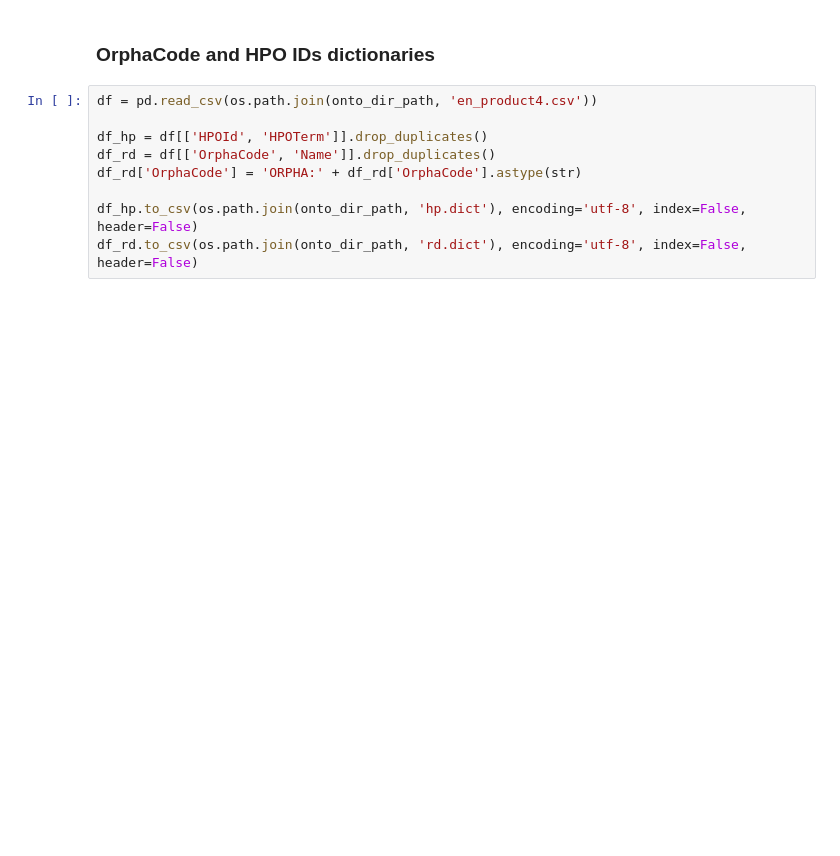
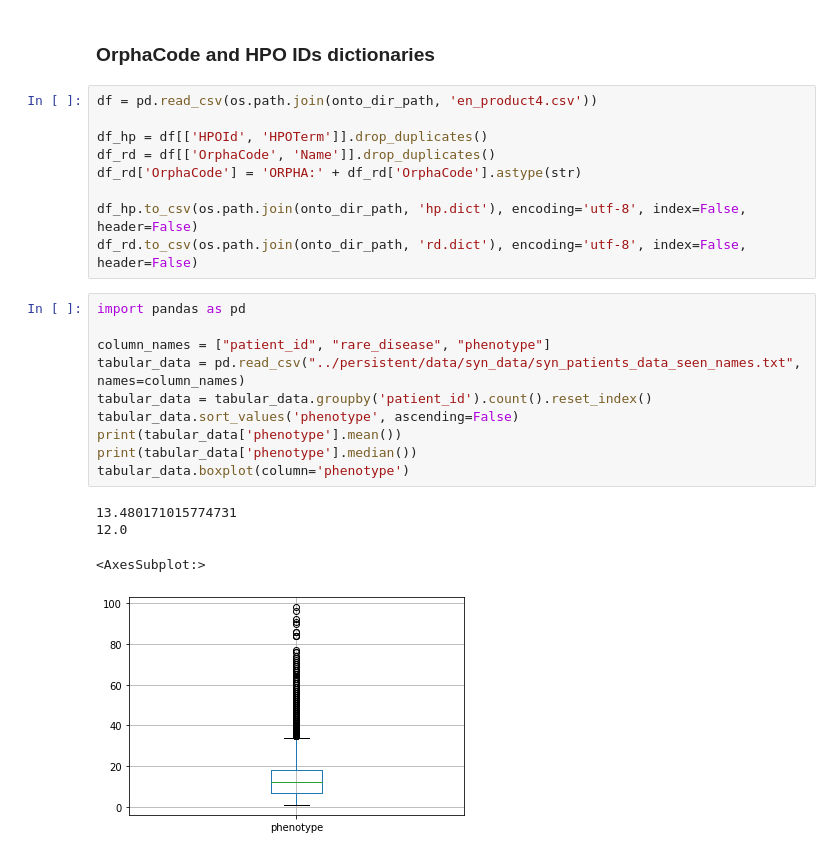
Before and after one commit to MaastrichtU-IDS/onto_cgans, a Jupyter notebook: data.ipynb, the cells around one changed output. Saved outputs shown, nothing was run; the diff lists cells and outputs as text; blank space fills up the shorter version.

```diff
--- a/data.ipynb
+++ b/data.ipynb
@@ -487,3 +479,18 @@ df_rd['OrphaCode'] = 'ORPHA:' + df_rd['OrphaCode'].astype(str)
 
 df_hp.to_csv(os.path.join(onto_dir_path, 'hp.dict'), encoding='utf-8', index=False, header=False)
 df_rd.to_csv(os.path.join(onto_dir_path, 'rd.dict'), encoding='utf-8', index=False, header=False)
+# %%
+import pandas as pd
+
+column_names = ["patient_id", "rare_disease", "phenotype"]
+tabular_data = pd.read_csv("../persistent/data/syn_data/syn_patients_data_seen_names.txt", names=column_names)
+tabular_data = tabular_data.groupby('patient_id').count().reset_index()
+tabular_data.sort_values('phenotype', ascending=False)
+print(tabular_data['phenotype'].mean())
+print(tabular_data['phenotype'].median())
+tabular_data.boxplot(column='phenotype')
+# %% [output]
+13.480171015774731
+12.0
+<AxesSubplot:>
+[figure, added]
```
Also changed, not shown: parts of 5 cells of this notebook.
